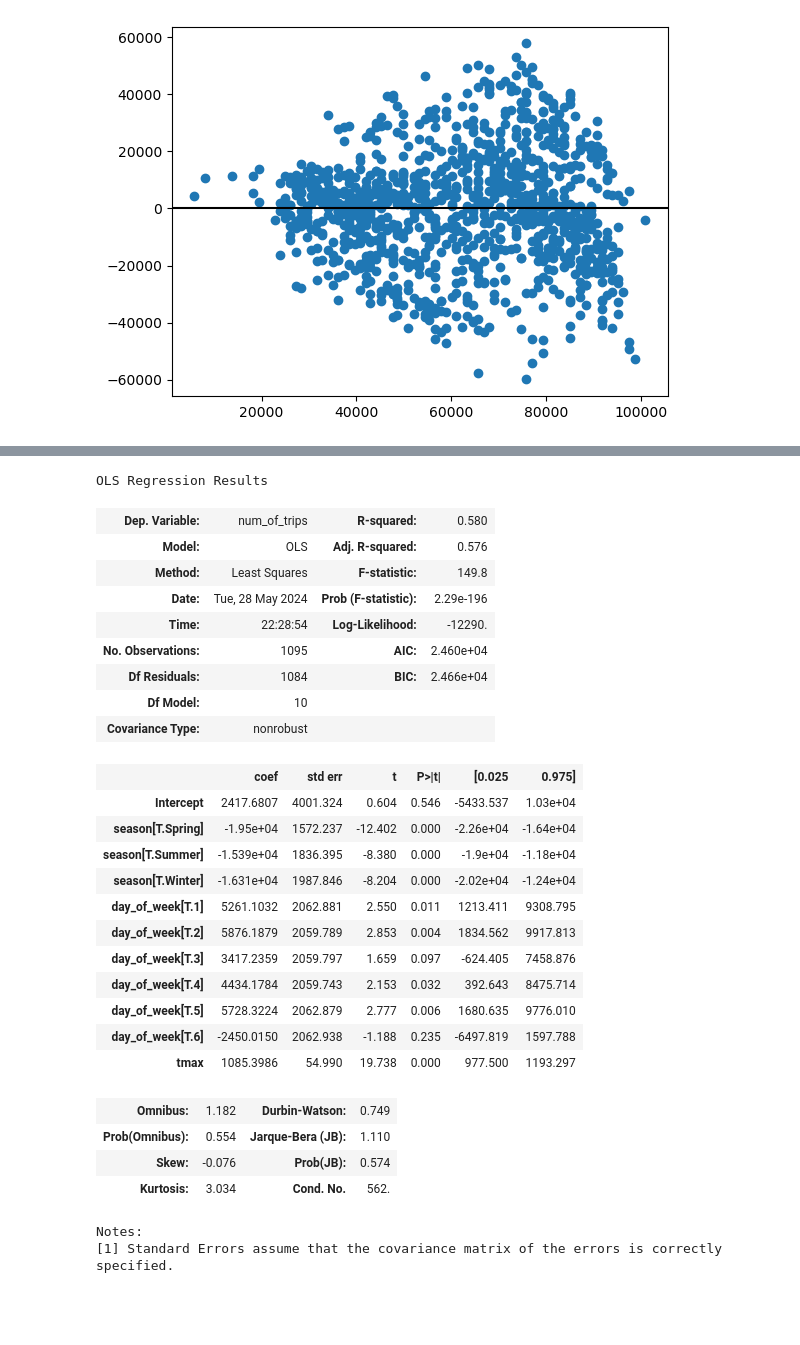
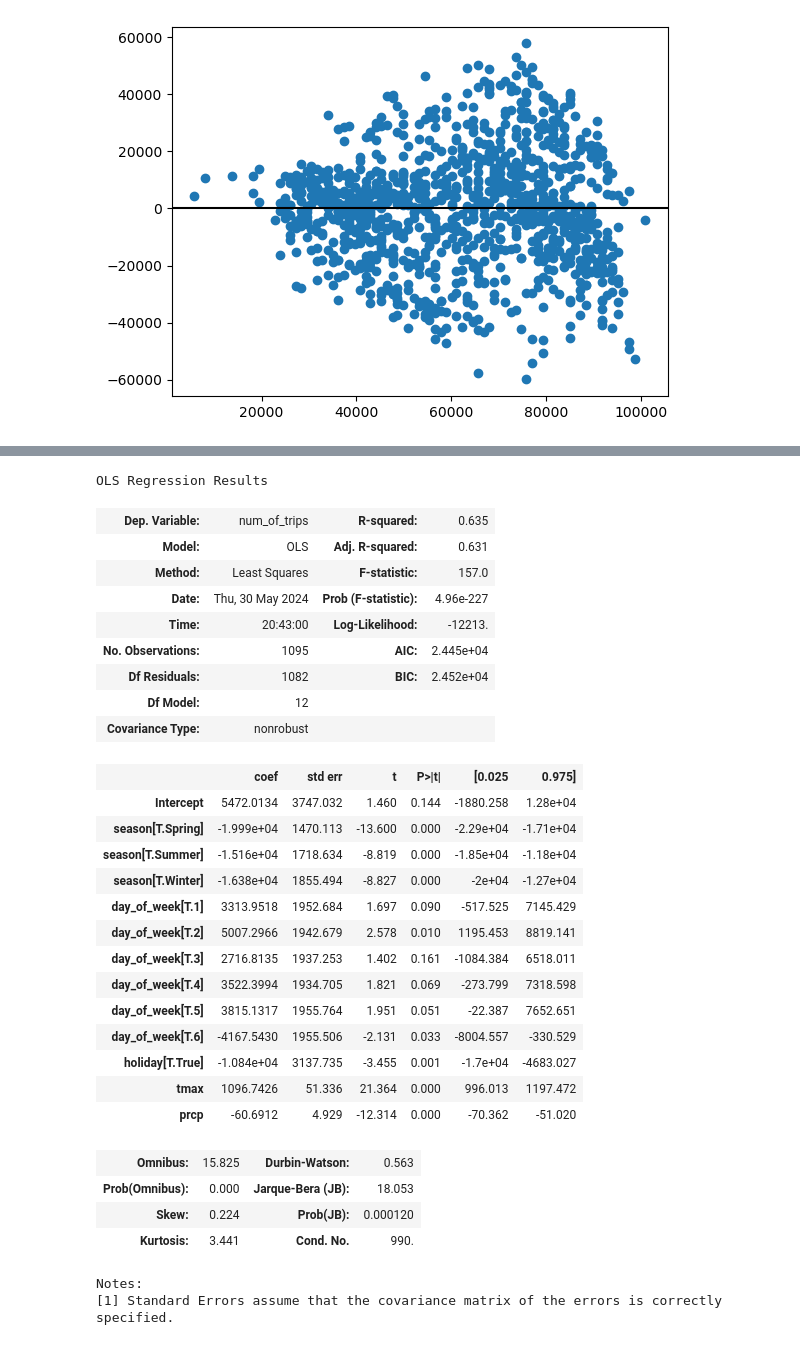
Before and after one commit to KagonDeans/citibikes, a Jupyter notebook: notebook/citibike_3.ipynb, the cells around one changed output, grey strips where cells are left out. Saved outputs shown, nothing was run; the diff lists cells and outputs as text; code cells hidden in the pictures; blank space fills up the shorter version.

Commit message:
looking at full & reduced models

```diff
--- a/notebook/citibike_3.ipynb
+++ b/notebook/citibike_3.ipynb
@@ -144,32 +237,34 @@ plt.xlim(xmin, xmax);
 # %%
-lm = smf.ols('num_of_trips ~ + season + day_of_week + tmax', data = citibike).fit()
+lm = smf.ols('num_of_trips ~ + season + day_of_week + tmax  + holiday + prcp', data = citibike).fit()
 lm.summary()
 # %% [output]
 OLS Regression Results
-| Dep. Variable: | num_of_trips | R-squared: | 0.580 |
-| Model: | OLS | Adj. R-squared: | 0.576 |
-| Method: | Least Squares | F-statistic: | 149.8 |
-| Date: | Tue, 28 May 2024 | Prob (F-statistic): | 2.29e-196 |
-| Time: | 22:28:54 | Log-Likelihood: | -12290. |
-| No. Observations: | 1095 | AIC: | 2.460e+04 |
-| Df Residuals: | 1084 | BIC: | 2.466e+04 |
-| Df Model: | 10 |  |  |
+| Dep. Variable: | num_of_trips | R-squared: | 0.635 |
+| Model: | OLS | Adj. R-squared: | 0.631 |
+| Method: | Least Squares | F-statistic: | 157.0 |
+| Date: | Thu, 30 May 2024 | Prob (F-statistic): | 4.96e-227 |
+| Time: | 20:43:00 | Log-Likelihood: | -12213. |
+| No. Observations: | 1095 | AIC: | 2.445e+04 |
+| Df Residuals: | 1082 | BIC: | 2.452e+04 |
+| Df Model: | 12 |  |  |
 | Covariance Type: | nonrobust |  |  |
 |  | coef | std err | t | P>|t| | [0.025 | 0.975] |
-| Intercept | 2417.6807 | 4001.324 | 0.604 | 0.546 | -5433.537 | 1.03e+04 |
-| season[T.Spring] | -1.95e+04 | 1572.237 | -12.402 | 0.000 | -2.26e+04 | -1.64e+04 |
-| season[T.Summer] | -1.539e+04 | 1836.395 | -8.380 | 0.000 | -1.9e+04 | -1.18e+04 |
-| season[T.Winter] | -1.631e+04 | 1987.846 | -8.204 | 0.000 | -2.02e+04 | -1.24e+04 |
-| day_of_week[T.1] | 5261.1032 | 2062.881 | 2.550 | 0.011 | 1213.411 | 9308.795 |
-| day_of_week[T.2] | 5876.1879 | 2059.789 | 2.853 | 0.004 | 1834.562 | 9917.813 |
-| day_of_week[T.3] | 3417.2359 | 2059.797 | 1.659 | 0.097 | -624.405 | 7458.876 |
-| day_of_week[T.4] | 4434.1784 | 2059.743 | 2.153 | 0.032 | 392.643 | 8475.714 |
-| day_of_week[T.5] | 5728.3224 | 2062.879 | 2.777 | 0.006 | 1680.635 | 9776.010 |
-| day_of_week[T.6] | -2450.0150 | 2062.938 | -1.188 | 0.235 | -6497.819 | 1597.788 |
-| tmax | 1085.3986 | 54.990 | 19.738 | 0.000 | 977.500 | 1193.297 |
+| Intercept | 5472.0134 | 3747.032 | 1.460 | 0.144 | -1880.258 | 1.28e+04 |
+| season[T.Spring] | -1.999e+04 | 1470.113 | -13.600 | 0.000 | -2.29e+04 | -1.71e+04 |
+| season[T.Summer] | -1.516e+04 | 1718.634 | -8.819 | 0.000 | -1.85e+04 | -1.18e+04 |
+| season[T.Winter] | -1.638e+04 | 1855.494 | -8.827 | 0.000 | -2e+04 | -1.27e+04 |
+| day_of_week[T.1] | 3313.9518 | 1952.684 | 1.697 | 0.090 | -517.525 | 7145.429 |
+| day_of_week[T.2] | 5007.2966 | 1942.679 | 2.578 | 0.010 | 1195.453 | 8819.141 |
+| day_of_week[T.3] | 2716.8135 | 1937.253 | 1.402 | 0.161 | -1084.384 | 6518.011 |
+| day_of_week[T.4] | 3522.3994 | 1934.705 | 1.821 | 0.069 | -273.799 | 7318.598 |
+| day_of_week[T.5] | 3815.1317 | 1955.764 | 1.951 | 0.051 | -22.387 | 7652.651 |
+| day_of_week[T.6] | -4167.5430 | 1955.506 | -2.131 | 0.033 | -8004.557 | -330.529 |
+| holiday[T.True] | -1.084e+04 | 3137.735 | -3.455 | 0.001 | -1.7e+04 | -4683.027 |
+| tmax | 1096.7426 | 51.336 | 21.364 | 0.000 | 996.013 | 1197.472 |
+| prcp | -60.6912 | 4.929 | -12.314 | 0.000 | -70.362 | -51.020 |
-| Omnibus: | 1.182 | Durbin-Watson: | 0.749 |
-| Prob(Omnibus): | 0.554 | Jarque-Bera (JB): | 1.110 |
-| Skew: | -0.076 | Prob(JB): | 0.574 |
-| Kurtosis: | 3.034 | Cond. No. | 562. |
+| Omnibus: | 15.825 | Durbin-Watson: | 0.563 |
+| Prob(Omnibus): | 0.000 | Jarque-Bera (JB): | 18.053 |
+| Skew: | 0.224 | Prob(JB): | 0.000120 |
+| Kurtosis: | 3.441 | Cond. No. | 990. |
 Notes:
 [1] Standard Errors assume that the covariance matrix of the errors is correctly specified.
```
Also changed, not shown: parts of 26 cells of this notebook.
